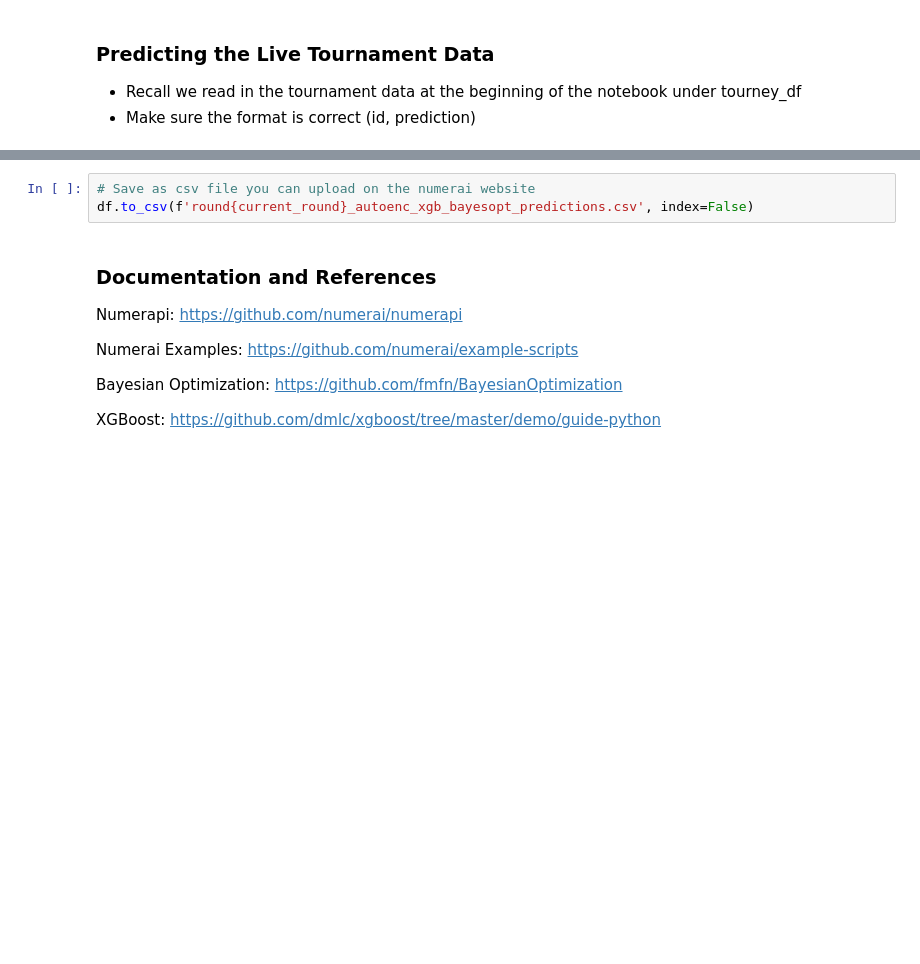
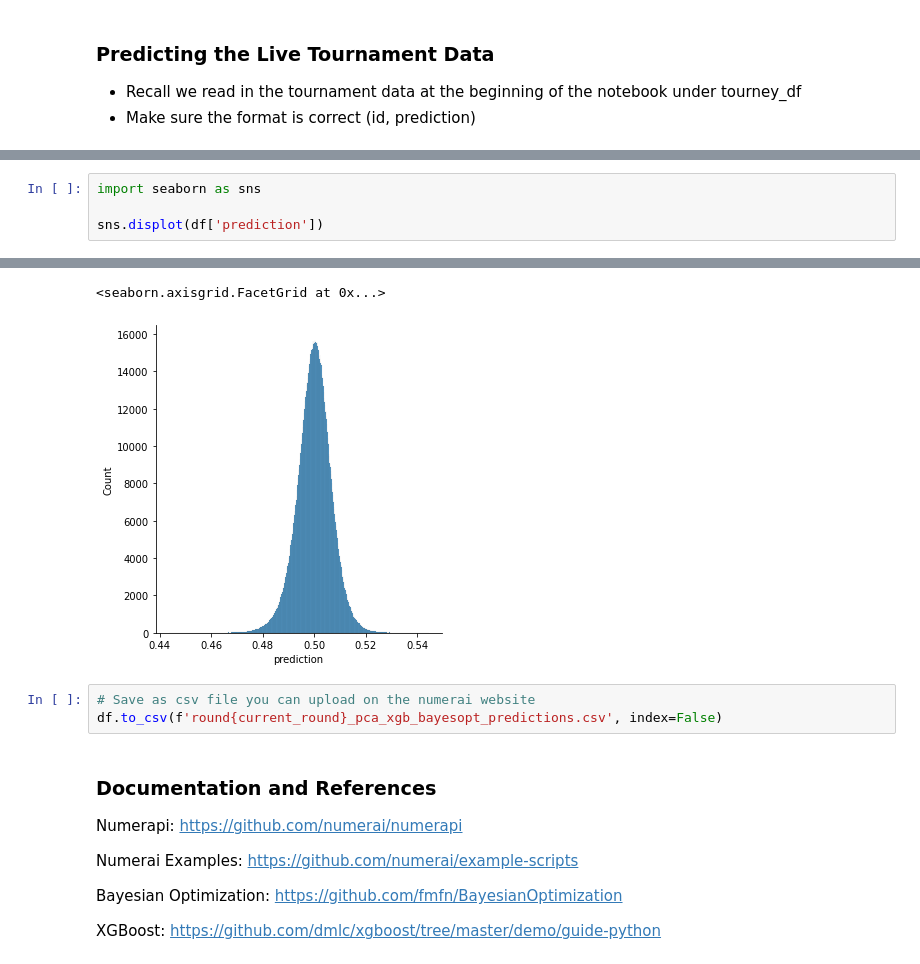
Before and after one commit to rnop/Numerai-Project, a Jupyter notebook: introduction.ipynb, the cells around one changed output, grey strips where cells are left out. Saved outputs shown, nothing was run; the diff lists cells and outputs as text; blank space fills up the shorter version.

```diff
--- a/introduction.ipynb
+++ b/introduction.ipynb
@@ -464,0 +430,5 @@ df.head()
+# %%
+import seaborn as sns
+
+sns.displot(df['prediction'])
+# %% [output]
@@ -465,6 +436,8 @@ df.head()
+<seaborn.axisgrid.FacetGrid at 0x...>
+[figure, added]
 # %%
 # Save as csv file you can upload on the numerai website
-df.to_csv(f'round{current_round}_autoenc_xgb_bayesopt_predictions.csv', index=False)
+df.to_csv(f'round{current_round}_pca_xgb_bayesopt_predictions.csv', index=False)
 # %% [markdown]
 ### Documentation and References
 
```
Also changed, not shown: parts of 16 cells of this notebook.
